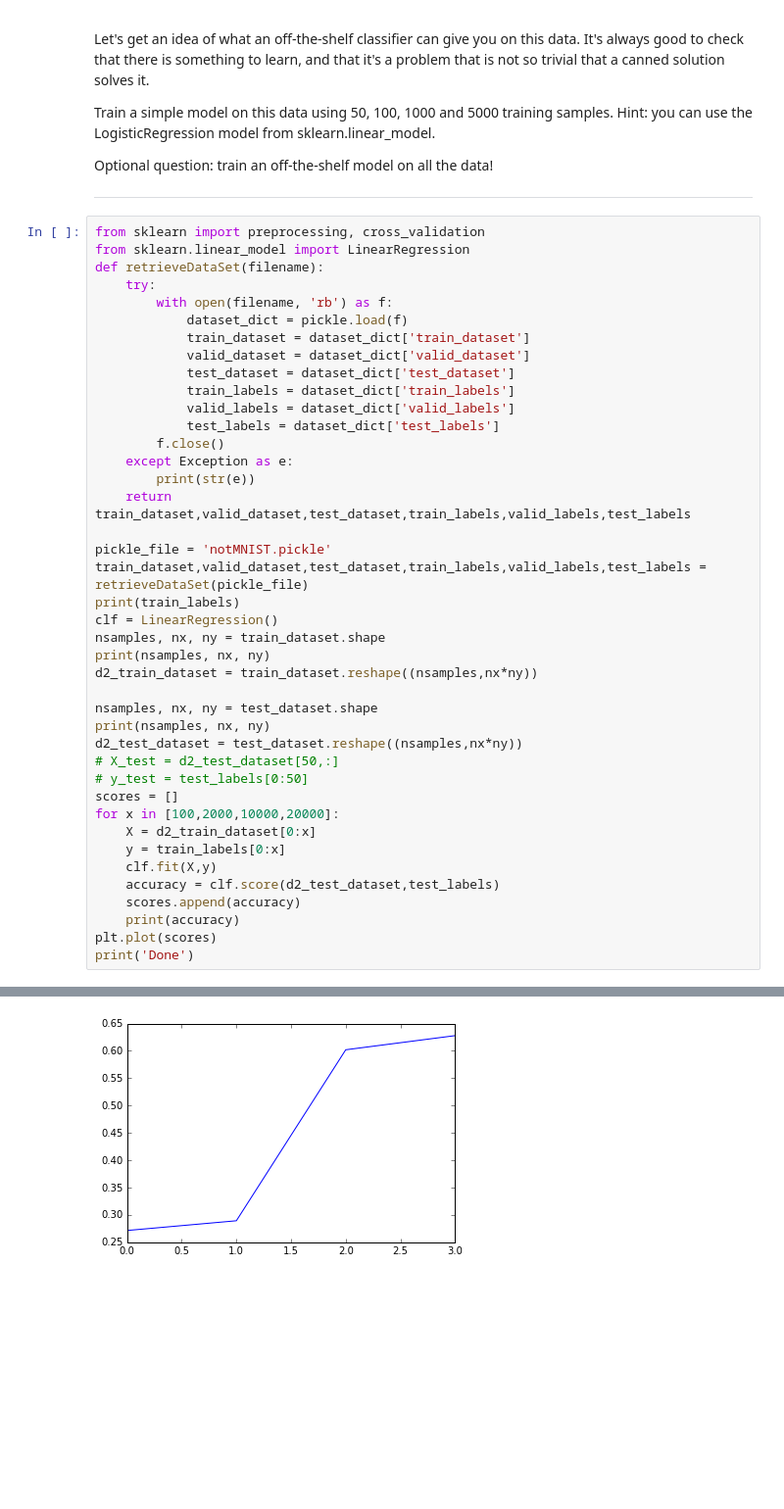
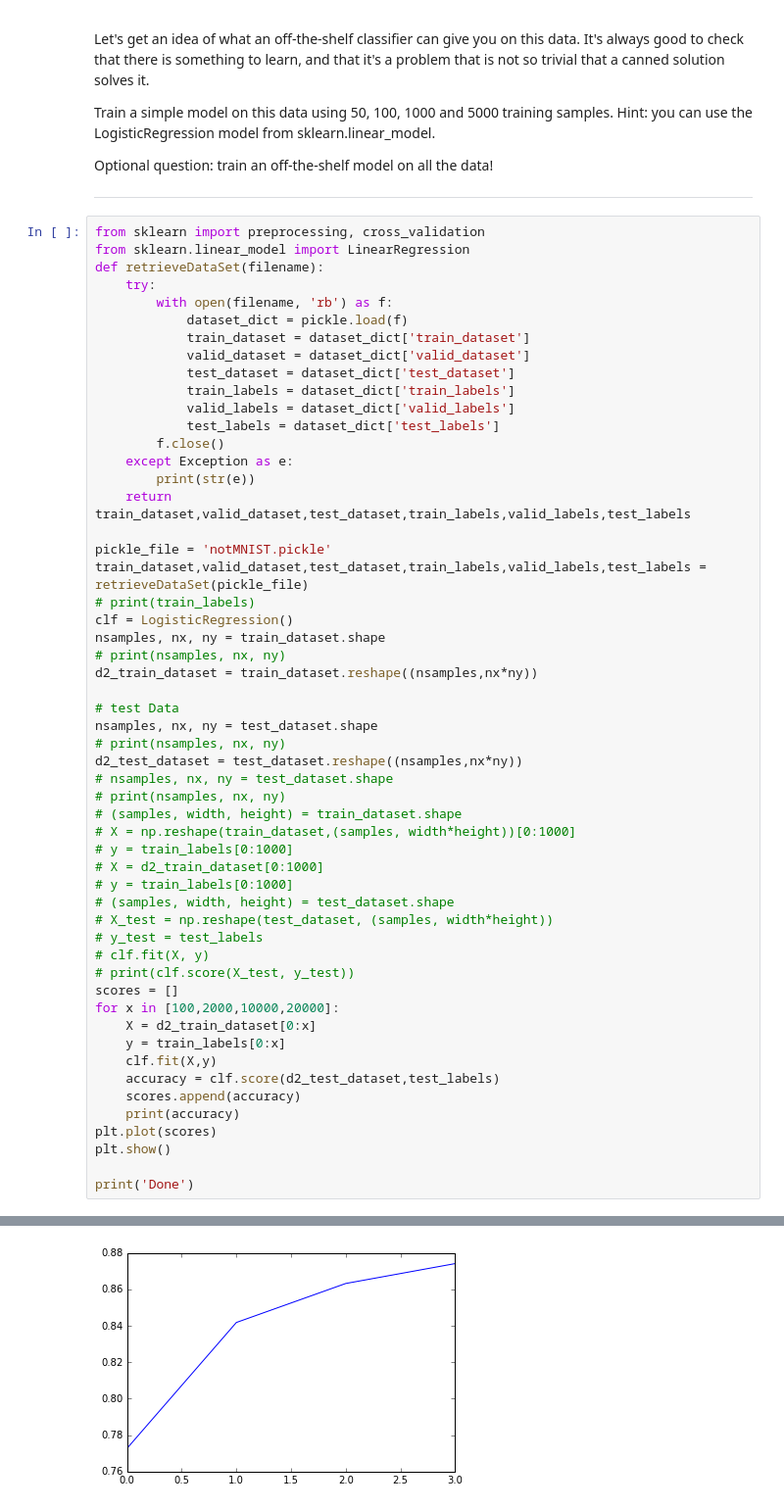
Before and after one commit to triandicAnt/Tensorflow, a Jupyter notebook: 1_notmnist.ipynb, the cells around one changed output, grey strips where cells are left out. Shown: that part at 98% size. Drawn from its saved outputs; the diff is of its cells as text; blank space fills up the shorter version.

```diff
--- a/1_notmnist.ipynb
+++ b/1_notmnist.ipynb
@@ -484,17 +484,28 @@ def retrieveDataSet(filename):
 
 pickle_file = 'notMNIST.pickle'
 train_dataset,valid_dataset,test_dataset,train_labels,valid_labels,test_labels = retrieveDataSet(pickle_file)
-print(train_labels)
-clf = LinearRegression()
+# print(train_labels)
+clf = LogisticRegression()
 nsamples, nx, ny = train_dataset.shape
-print(nsamples, nx, ny)
+# print(nsamples, nx, ny)
 d2_train_dataset = train_dataset.reshape((nsamples,nx*ny))
 
+# test Data
 nsamples, nx, ny = test_dataset.shape
-print(nsamples, nx, ny)
+# print(nsamples, nx, ny)
 d2_test_dataset = test_dataset.reshape((nsamples,nx*ny))
-# X_test = d2_test_dataset[50,:]
-# y_test = test_labels[0:50]
+# nsamples, nx, ny = test_dataset.shape
+# print(nsamples, nx, ny)
+# (samples, width, height) = train_dataset.shape
+# X = np.reshape(train_dataset,(samples, width*height))[0:1000]
+# y = train_labels[0:1000]
+# X = d2_train_dataset[0:1000]
+# y = train_labels[0:1000]
+# (samples, width, height) = test_dataset.shape
+# X_test = np.reshape(test_dataset, (samples, width*height))
+# y_test = test_labels
+# clf.fit(X, y)
+# print(clf.score(X_test, y_test))
 scores = []
 for x in [100,2000,10000,20000]:
     X = d2_train_dataset[0:x]
@@ -504,5 +515,7 @@ for x in [100,2000,10000,20000]:
     scores.append(accuracy)
     print(accuracy)
 plt.plot(scores)
+plt.show()
+
 print('Done')
 # %% [output]
@@ -517 +526 @@ Done
-[figure, old version]
+[figure, new version]
```
Also changed, not shown: parts of 1 cell of this notebook, 1 other file.
